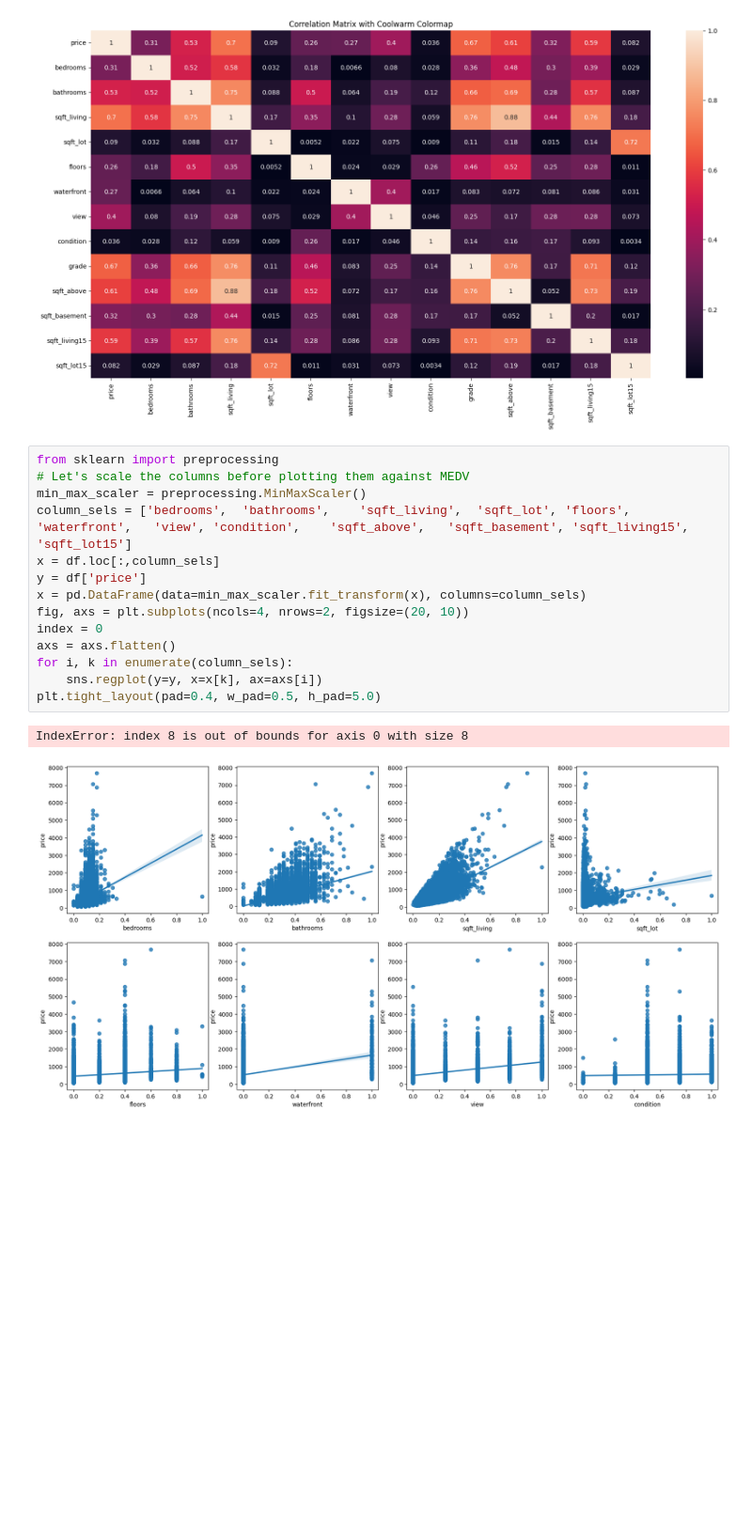
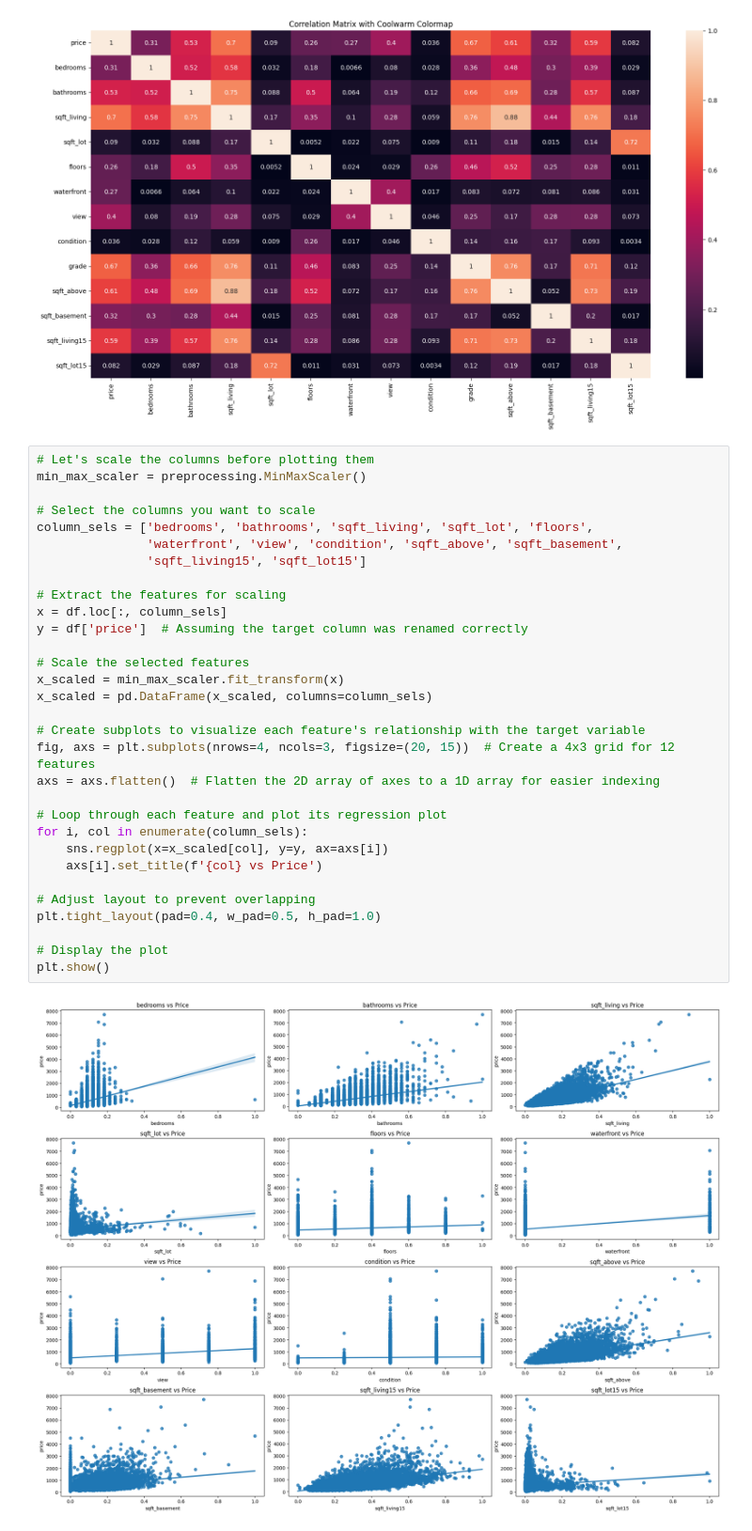
Before and after one commit to AkZcH/-Smart-Real-Estate-Pricing-with-Data-Driven-Models, a Jupyter notebook: main.ipynb, the cells around one changed output. Shown: that part at 94% size. Saved outputs shown, nothing was run; the diff lists cells and outputs as text; blank space fills up the shorter version.

```diff
--- a/main.ipynb
+++ b/main.ipynb
@@ -159,19 +142,35 @@ plt.show()
 # %% [output]
 [figure]
 # %%
-from sklearn import preprocessing
-# Let's scale the columns before plotting them against MEDV
+# Let's scale the columns before plotting them
 min_max_scaler = preprocessing.MinMaxScaler()
-column_sels = ['bedrooms',	'bathrooms',	'sqft_living',	'sqft_lot',	'floors',	'waterfront',	'view',	'condition',	'sqft_above',	'sqft_basement', 'sqft_living15', 'sqft_lot15']
-x = df.loc[:,column_sels]
-y = df['price']
-x = pd.DataFrame(data=min_max_scaler.fit_transform(x), columns=column_sels)
-fig, axs = plt.subplots(ncols=4, nrows=2, figsize=(20, 10))
-index = 0
-axs = axs.flatten()
-for i, k in enumerate(column_sels):
-    sns.regplot(y=y, x=x[k], ax=axs[i])
-plt.tight_layout(pad=0.4, w_pad=0.5, h_pad=5.0)
+
+# Select the columns you want to scale
+column_sels = ['bedrooms', 'bathrooms', 'sqft_living', 'sqft_lot', 'floors',
+               'waterfront', 'view', 'condition', 'sqft_above', 'sqft_basement',
+               'sqft_living15', 'sqft_lot15']
+
+# Extract the features for scaling
+x = df.loc[:, column_sels]
+y = df['price']  # Assuming the target column was renamed correctly
+
+# Scale the selected features
+x_scaled = min_max_scaler.fit_transform(x)
+x_scaled = pd.DataFrame(x_scaled, columns=column_sels)
+
+# Create subplots to visualize each feature's relationship with the target variable
+fig, axs = plt.subplots(nrows=4, ncols=3, figsize=(20, 15))  # Create a 4x3 grid for 12 features
+axs = axs.flatten()  # Flatten the 2D array of axes to a 1D array for easier indexing
+
+# Loop through each feature and plot its regression plot
+for i, col in enumerate(column_sels):
+    sns.regplot(x=x_scaled[col], y=y, ax=axs[i])
+    axs[i].set_title(f'{col} vs Price')
+
+# Adjust layout to prevent overlapping
+plt.tight_layout(pad=0.4, w_pad=0.5, h_pad=1.0)
+
+# Display the plot
+plt.show()
 # %% [output]
-IndexError: index 8 is out of bounds for axis 0 with size 8
-[figure, old version]
+[figure, new version]
```
Also changed, not shown: parts of 5 cells of this notebook.
